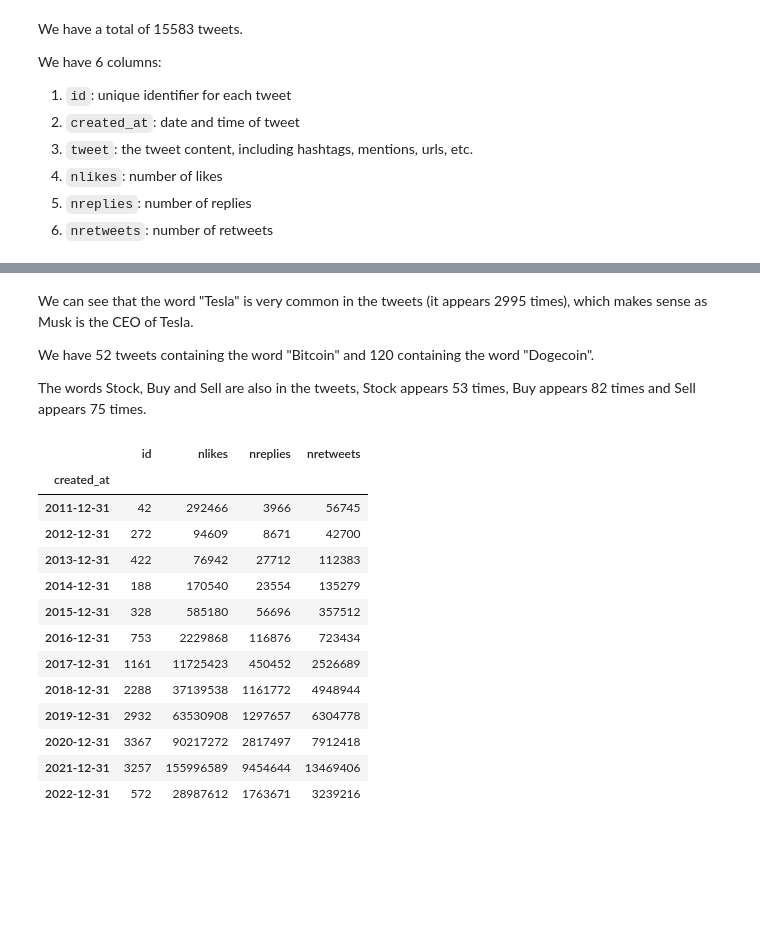
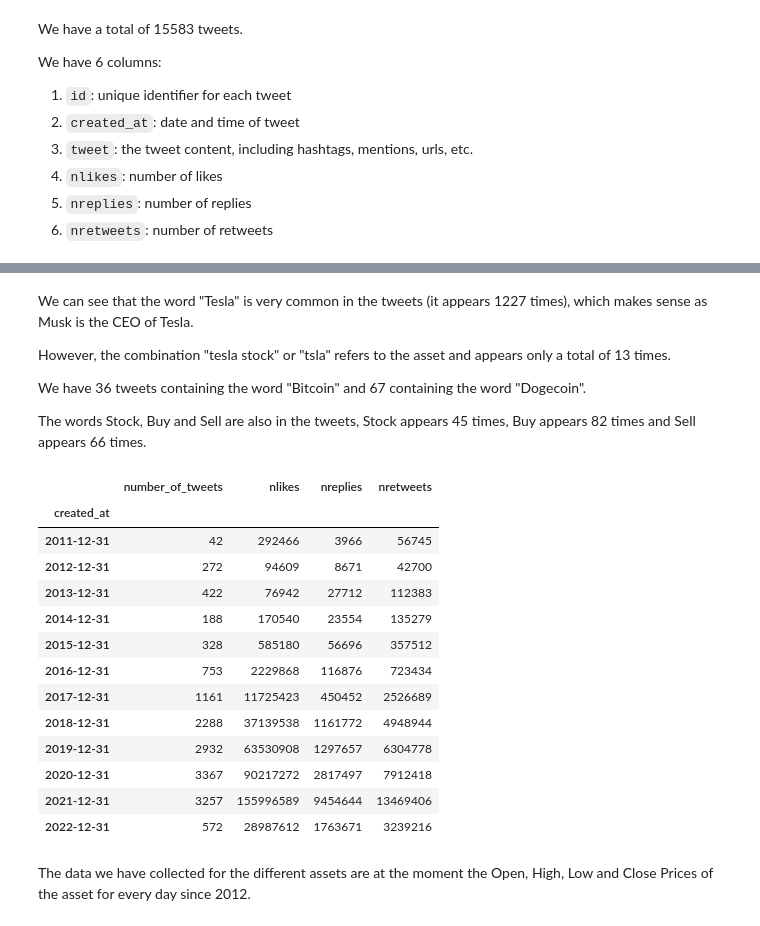
Before and after one commit to com-480-data-visualization/datavis-project-2022-visualizationclowns, a Jupyter notebook: exploration/data_exploration.ipynb, the cells around one changed output, grey strips where cells are left out. Cells and saved outputs as stored; diff of their text form; code cells hidden in the pictures; blank space fills up the shorter version.

```diff
--- a/exploration/data_exploration.ipynb
+++ b/exploration/data_exploration.ipynb
@@ -76,26 +80,28 @@ This pattern has match groups. To actually get the groups, use str.extract.
 # %% [markdown]
-We can see that the word "Tesla" is very common in the tweets (it appears 2995 times), which makes sense as Musk is the CEO of Tesla.
+We can see that the word "Tesla" is very common in the tweets (it appears 1227 times), which makes sense as Musk is the CEO of Tesla.
 
-We have 52 tweets containing the word "Bitcoin" and 120 containing the word "Dogecoin".
+However, the combination "tesla stock" or "tsla" refers to the asset and appears only a total of 13 times.
 
-The words Stock, Buy and Sell are also in the tweets, Stock appears 53 times, Buy appears 82 times and Sell appears 75 times.
+We have 36 tweets containing the word "Bitcoin" and 67 containing the word "Dogecoin".
+
+The words Stock, Buy and Sell are also in the tweets, Stock appears 45 times, Buy appears 82 times and Sell appears 66 times.
 # %%
 df_time = tweets[1:].resample('M', on='created_at').agg({"id": "count", "nlikes": "sum", "nreplies": "sum", "nretweets": "sum"})
-px.bar(df_time, y="id", title="Number of tweets per month").show()
-df_time = tweets[1:].resample('Y', on='created_at').agg({"id": "count", "nlikes": "sum", "nreplies": "sum", "nretweets": "sum"})
-df_time
+px.bar(df_time, y="id", title="Number of tweets per month")
-# %% [output]
-|  | id | nlikes | nreplies | nretweets |
-| created_at |  |  |  |  |
-| 2011-12-31 | 42 | 292466 | 3966 | 56745 |
-| 2012-12-31 | 272 | 94609 | 8671 | 42700 |
-| 2013-12-31 | 422 | 76942 | 27712 | 112383 |
-| 2014-12-31 | 188 | 170540 | 23554 | 135279 |
-| 2015-12-31 | 328 | 585180 | 56696 | 357512 |
-| 2016-12-31 | 753 | 2229868 | 116876 | 723434 |
-| 2017-12-31 | 1161 | 11725423 | 450452 | 2526689 |
-| 2018-12-31 | 2288 | 37139538 | 1161772 | 4948944 |
-| 2019-12-31 | 2932 | 63530908 | 1297657 | 6304778 |
-| 2020-12-31 | 3367 | 90217272 | 2817497 | 7912418 |
-| 2021-12-31 | 3257 | 155996589 | 9454644 | 13469406 |
-| 2022-12-31 | 572 | 28987612 | 1763671 | 3239216 |
+# %%
+tweets[1:].resample('Y', on='created_at').agg({"id": "count", "nlikes": "sum", "nreplies": "sum", "nretweets": "sum"}).rename(columns={"id": "number_of_tweets"})
+# %% [output]
+|  | number_of_tweets | nlikes | nreplies | nretweets |
+| created_at |  |  |  |  |
+| 2011-12-31 | 42 | 292466 | 3966 | 56745 |
+| 2012-12-31 | 272 | 94609 | 8671 | 42700 |
+| 2013-12-31 | 422 | 76942 | 27712 | 112383 |
+| 2014-12-31 | 188 | 170540 | 23554 | 135279 |
+| 2015-12-31 | 328 | 585180 | 56696 | 357512 |
+| 2016-12-31 | 753 | 2229868 | 116876 | 723434 |
+| 2017-12-31 | 1161 | 11725423 | 450452 | 2526689 |
+| 2018-12-31 | 2288 | 37139538 | 1161772 | 4948944 |
+| 2019-12-31 | 2932 | 63530908 | 1297657 | 6304778 |
+| 2020-12-31 | 3367 | 90217272 | 2817497 | 7912418 |
+| 2021-12-31 | 3257 | 155996589 | 9454644 | 13469406 |
+| 2022-12-31 | 572 | 28987612 | 1763671 | 3239216 |
@@ -101,0 +132,2 @@ df_time
+# %% [markdown]
+The data we have collected for the different assets are at the moment the Open, High, Low and Close Prices of the asset for every day since 2012.
```
Also changed, not shown: parts of 12 cells of this notebook.
